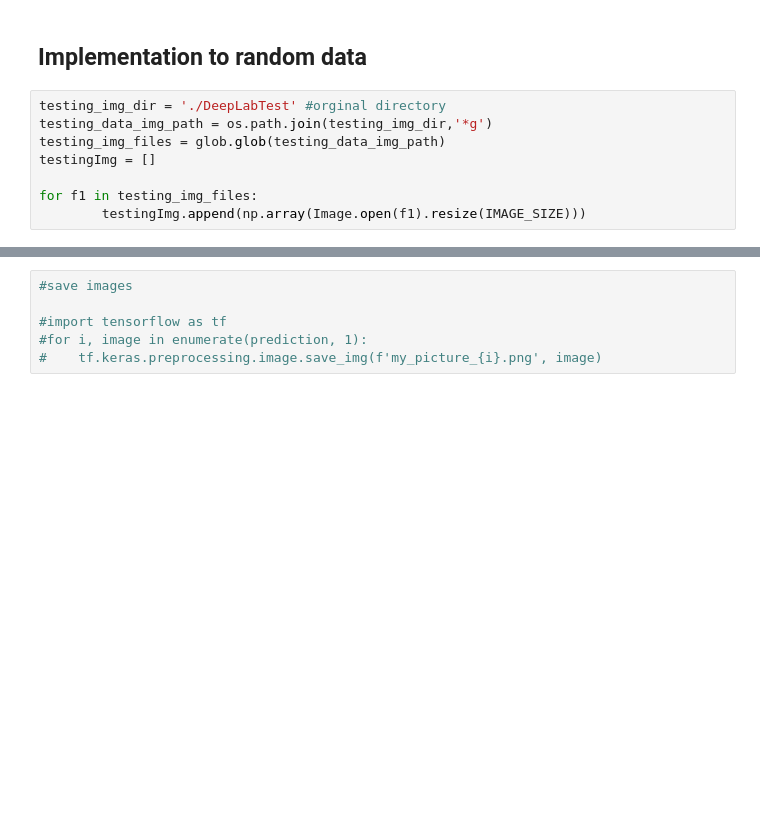
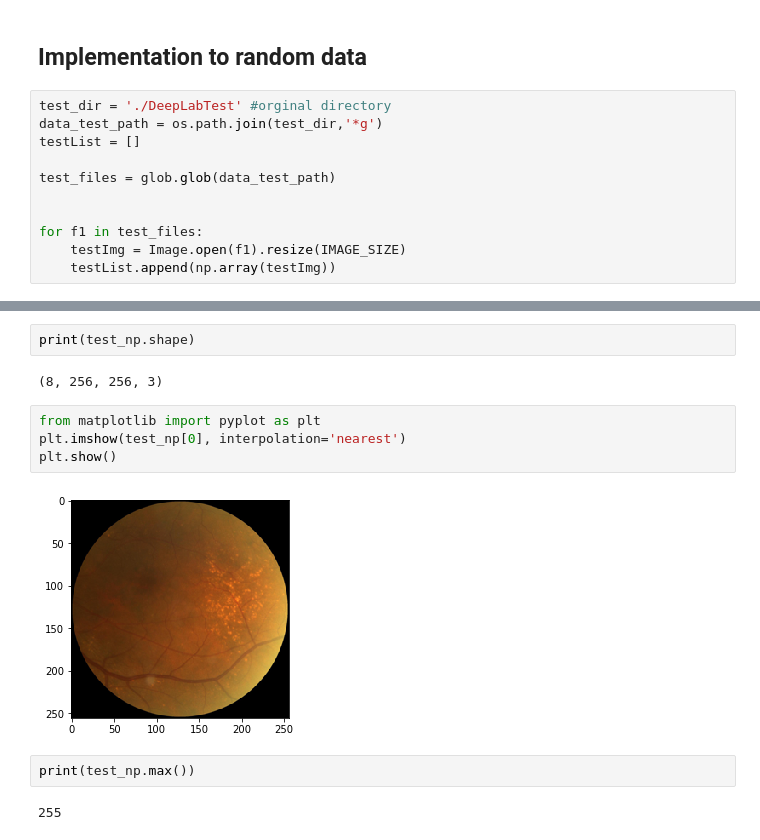
Before and after one commit to rjPajaro/dip-dl-project, a Jupyter notebook: segmentation/Implementation_U_Net/Implentation_DeepLab.ipynb, the cells around one changed output, grey strips where cells are left out. Cells and saved outputs as stored; diff of their text form; blank space fills up the shorter version.

```diff
--- a/segmentation/Implementation_U_Net/Implentation_DeepLab.ipynb
+++ b/segmentation/Implementation_U_Net/Implentation_DeepLab.ipynb
@@ -297,11 +302,14 @@ print(np.unique(singImgOut))
 # %% [markdown]
 ## Implementation to random data
 # %%
-testing_img_dir = './DeepLabTest' #orginal directory
-testing_data_img_path = os.path.join(testing_img_dir,'*g')
-testing_img_files = glob.glob(testing_data_img_path)
-testingImg = []
+test_dir = './DeepLabTest' #orginal directory
+data_test_path = os.path.join(test_dir,'*g')
+testList = []
 
-for f1 in testing_img_files:
-        testingImg.append(np.array(Image.open(f1).resize(IMAGE_SIZE)))
+test_files = glob.glob(data_test_path)
+
+
+for f1 in test_files:
+    testImg = Image.open(f1).resize(IMAGE_SIZE)
+    testList.append(np.array(testImg))
 # %%
@@ -321,6 +317,14 @@ with tf.device('CPU'):
-# %%
-#save images
-
-#import tensorflow as tf
-#for i, image in enumerate(prediction, 1):
-#    tf.keras.preprocessing.image.save_img(f'my_picture_{i}.png', image)
+# %%
+print(test_np.shape)
+# %% [output]
+(8, 256, 256, 3)
+# %%
+from matplotlib import pyplot as plt
+plt.imshow(test_np[0], interpolation='nearest')
+plt.show()
+# %% [output]
+[figure, added]
+# %%
+print(test_np.max())
+# %% [output]
+255
```
Also changed, not shown: parts of 22 cells of this notebook, 37 other files.
